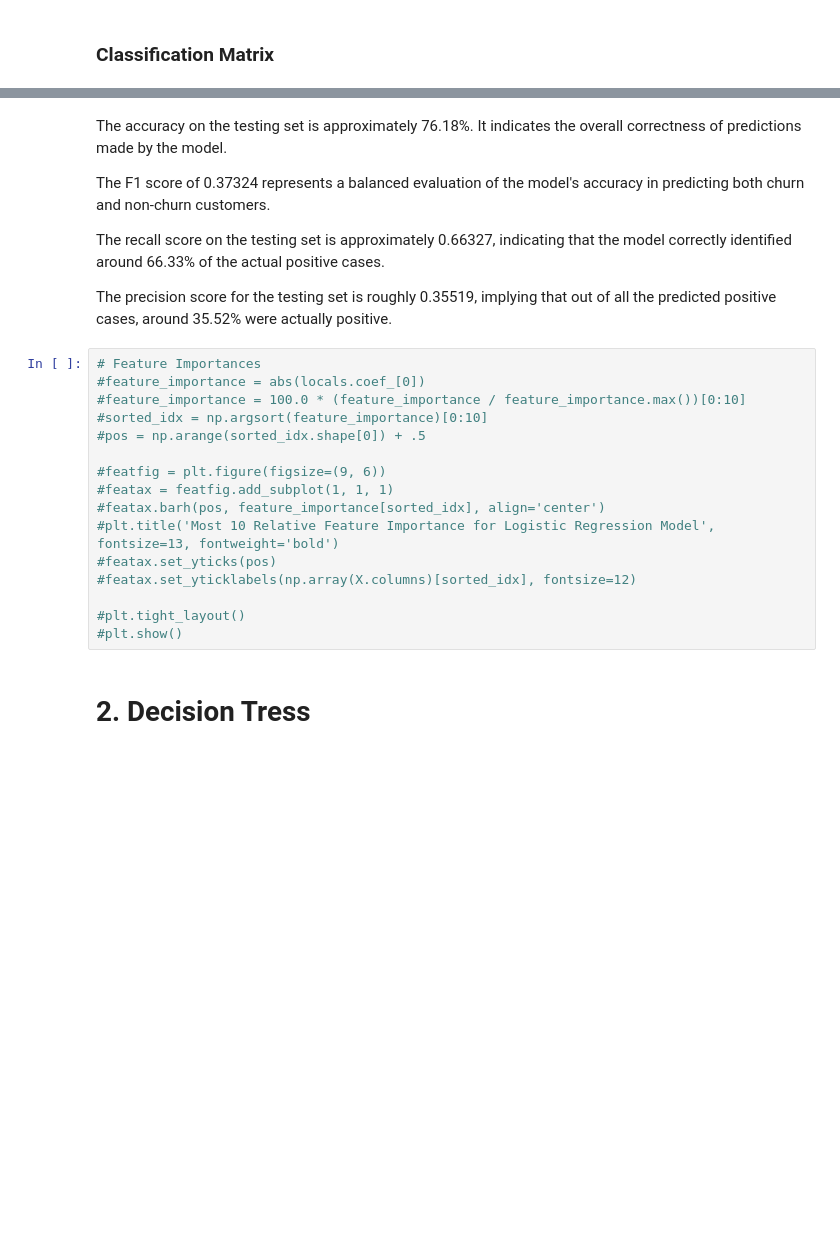
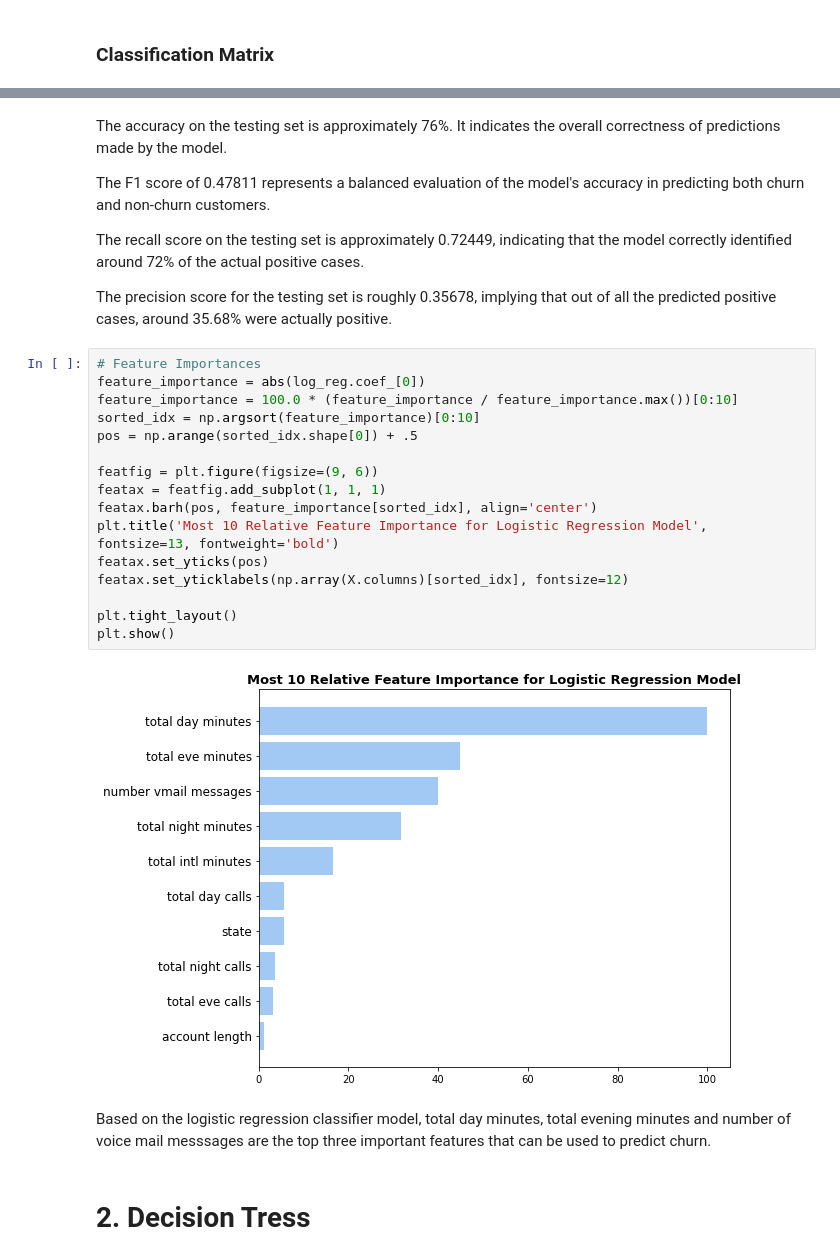
Before and after one commit to 101Prudencia-py/Churn-Analysis, a Jupyter notebook: Untitled.ipynb, the cells around one changed output, grey strips where cells are left out. Drawn from its saved outputs; the diff is of its cells as text; blank space fills up the shorter version.

Commit message:
Modelling completed

```diff
--- a/Untitled.ipynb
+++ b/Untitled.ipynb
@@ -782,26 +782,30 @@ Precision score for testing set:  0.35519
 # %% [markdown]
-The accuracy on the testing set is approximately 76.18%. It indicates the overall correctness of predictions made by the model.
+The accuracy on the testing set is approximately 76%. It indicates the overall correctness of predictions made by the model.
 
-The F1 score of 0.37324 represents a balanced evaluation of the model's accuracy in predicting both churn and non-churn customers.
+The F1 score of 0.47811 represents a balanced evaluation of the model's accuracy in predicting both churn and non-churn customers.
 
-The recall score on the testing set is approximately 0.66327, indicating that the model correctly identified around 66.33% of the actual positive cases.
+The recall score on the testing set is approximately 0.72449, indicating that the model correctly identified around 72% of the actual positive cases.
 
-The precision score for the testing set is roughly 0.35519, implying that out of all the predicted positive cases, around 35.52% were actually positive.
+The precision score for the testing set is roughly 0.35678, implying that out of all the predicted positive cases, around 35.68% were actually positive.
 # %%
 # Feature Importances
-#feature_importance = abs(locals.coef_[0])
-#feature_importance = 100.0 * (feature_importance / feature_importance.max())[0:10]
-#sorted_idx = np.argsort(feature_importance)[0:10]
-#pos = np.arange(sorted_idx.shape[0]) + .5
+feature_importance = abs(log_reg.coef_[0])
+feature_importance = 100.0 * (feature_importance / feature_importance.max())[0:10]
+sorted_idx = np.argsort(feature_importance)[0:10]
+pos = np.arange(sorted_idx.shape[0]) + .5
 
-#featfig = plt.figure(figsize=(9, 6))
-#featax = featfig.add_subplot(1, 1, 1)
-#featax.barh(pos, feature_importance[sorted_idx], align='center')
-#plt.title('Most 10 Relative Feature Importance for Logistic Regression Model', fontsize=13, fontweight='bold')
-#featax.set_yticks(pos)
-#featax.set_yticklabels(np.array(X.columns)[sorted_idx], fontsize=12)
+featfig = plt.figure(figsize=(9, 6))
+featax = featfig.add_subplot(1, 1, 1)
+featax.barh(pos, feature_importance[sorted_idx], align='center')
+plt.title('Most 10 Relative Feature Importance for Logistic Regression Model', fontsize=13, fontweight='bold')
+featax.set_yticks(pos)
+featax.set_yticklabels(np.array(X.columns)[sorted_idx], fontsize=12)
 
-#plt.tight_layout()
-#plt.show()
+plt.tight_layout()
+plt.show()
+# %% [output]
+[figure, added]
+# %% [markdown]
+Based on the  logistic regression classifier model, total day minutes, total evening minutes and number of voice mail messsages are the top three important features  that can be used to predict churn.
 # %% [markdown]
 # 2. Decision Tress
```
Also changed, not shown: parts of 50 cells of this notebook.
